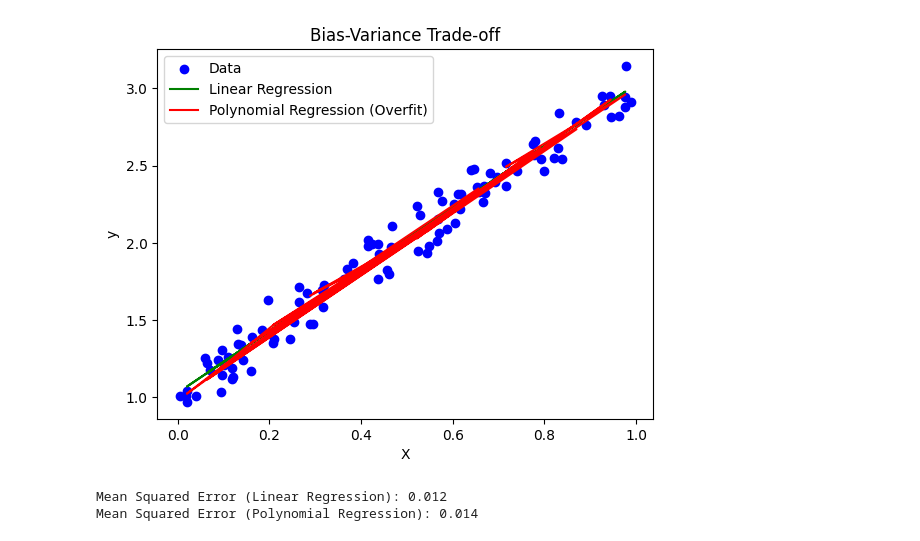
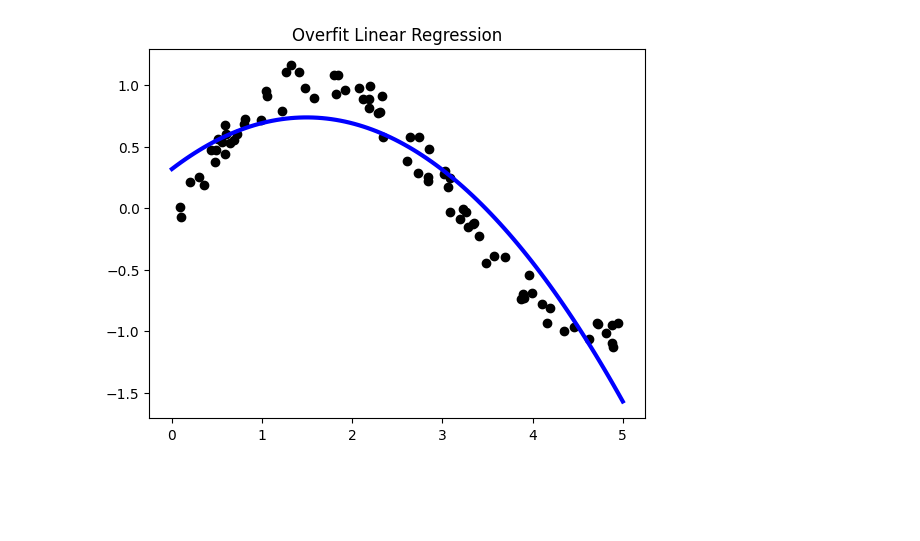
Before and after one commit to mayurd8862/Bias-and-Variance, a Jupyter notebook: main.ipynb, the cells around one changed output. Drawn from its saved outputs; the diff is of its cells as text; code cells hidden in the pictures; blank space fills up the shorter version.

```diff
--- a/main.ipynb
+++ b/main.ipynb
@@ -15,50 +10,29 @@ df.head()
-# %%
-import numpy as np
-import matplotlib.pyplot as plt
-from sklearn.model_selection import train_test_split
-from sklearn.linear_model import LinearRegression
-from sklearn.preprocessing import PolynomialFeatures
-from sklearn.metrics import mean_squared_error
-
-# Generate sample data
-np.random.seed(0)
-X = np.random.rand(100, 1)
-y = 2 * X + 1 + 0.1 * np.random.randn(100, 1)
-
-X_train, X_test, y_train, y_test = train_test_split(X, y, test_size=0.3)
-
-# Fit a simple linear regression model
-lr_model = LinearRegression()
-lr_model.fit(X_train, y_train)
-
-# Predict on the test set
-y_pred_lr = lr_model.predict(X_test)
-
-# Fit a polynomial regression model (overfitting)
-poly_features = PolynomialFeatures(degree=10)
-X_train_poly = poly_features.fit_transform(X_train)
-poly_model = LinearRegression()
-poly_model.fit(X_train_poly, y_train)
-
-X_test_poly = poly_features.transform(X_test)
-y_pred_poly = poly_model.predict(X_test_poly)
-
-# Plot the data and regression models
-plt.scatter(X, y, label='Data', c='b')
-plt.plot(X_test, y_pred_lr, label='Linear Regression', c='g')
-plt.plot(X_test, y_pred_poly, label='Polynomial Regression (Overfit)', c='r')
-plt.legend()
-plt.xlabel('X')
-plt.ylabel('y')
-plt.title('Bias-Variance Trade-off')
-plt.show()
-
-# Calculate and print Mean Squared Error
-mse_lr = mean_squared_error(y_test, y_pred_lr)
-mse_poly = mean_squared_error(y_test, y_pred_poly)
-print(f"Mean Squared Error (Linear Regression): {mse_lr:.3f}")
-print(f"Mean Squared Error (Polynomial Regression): {mse_poly:.3f}")
-# %% [output]
-[figure, removed]
-Mean Squared Error (Linear Regression): 0.012
-Mean Squared Error (Polynomial Regression): 0.014
+# %%
+import numpy as np
+import matplotlib.pyplot as plt
+
+# Generate a synthetic dataset
+np.random.seed(0)
+X = np.sort(5 * np.random.rand(80, 1), axis=0)
+y = np.sin(X).ravel() + np.random.normal(0, 0.1, 80)
+
+# Create a feature matrix with polynomial features
+X_poly = np.column_stack((X, X**2))
+
+# Fit a linear regression model
+from sklearn.linear_model import LinearRegression
+lr = LinearRegression()
+lr.fit(X_poly, y)
+
+# Generate predictions
+X_test = np.linspace(0, 5, 100)[:, np.newaxis]
+X_test_poly = np.column_stack((X_test, X_test**2))
+y_pred = lr.predict(X_test_poly)
+
+# Plot the data and the overfit model
+plt.scatter(X, y, color='black')
+plt.plot(X_test, y_pred, color='blue', linewidth=3)
+plt.title("Overfit Linear Regression")
+plt.show()
+# %% [output]
+[figure, added]
```
Also changed, not shown: parts of 2 cells of this notebook, 3 other files.
